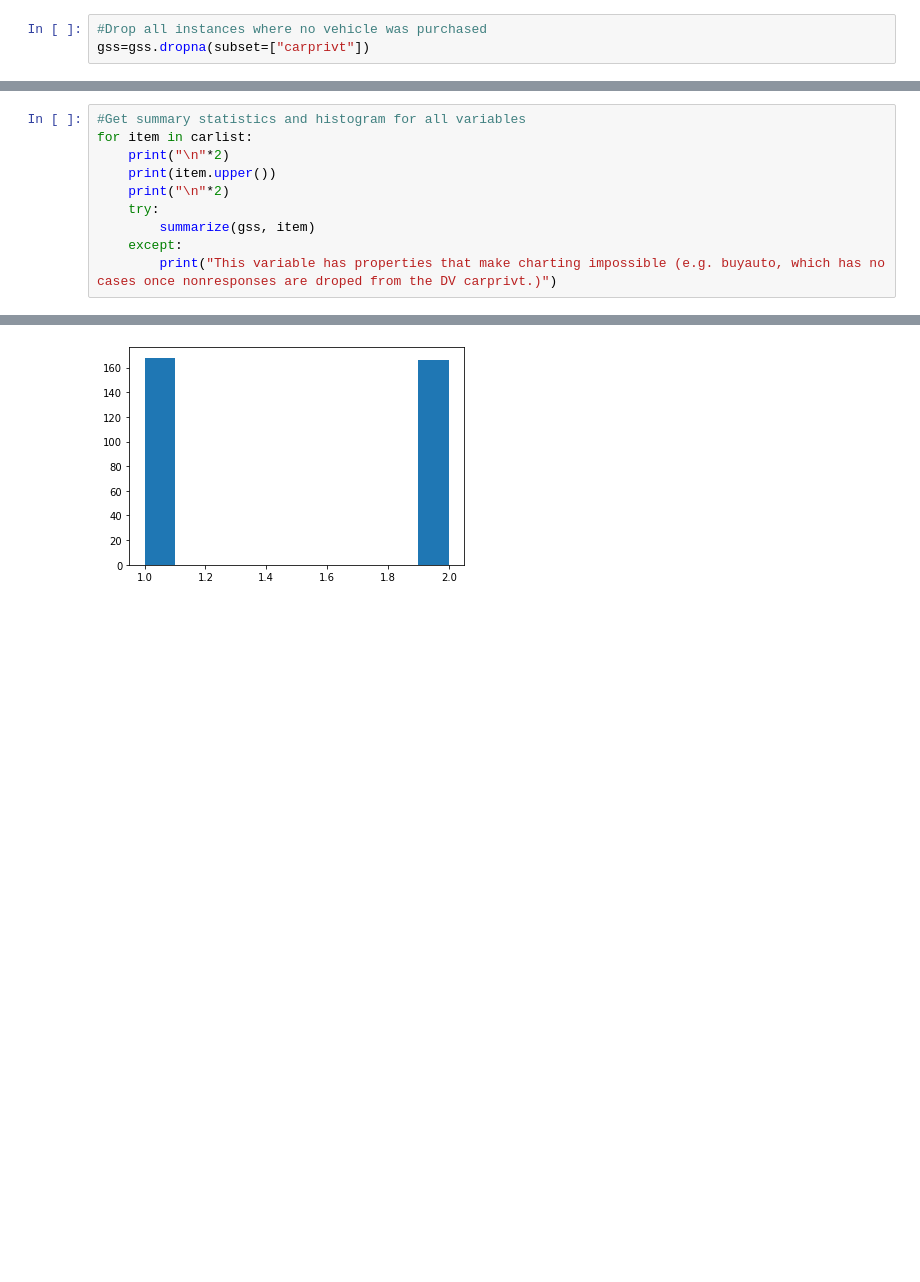
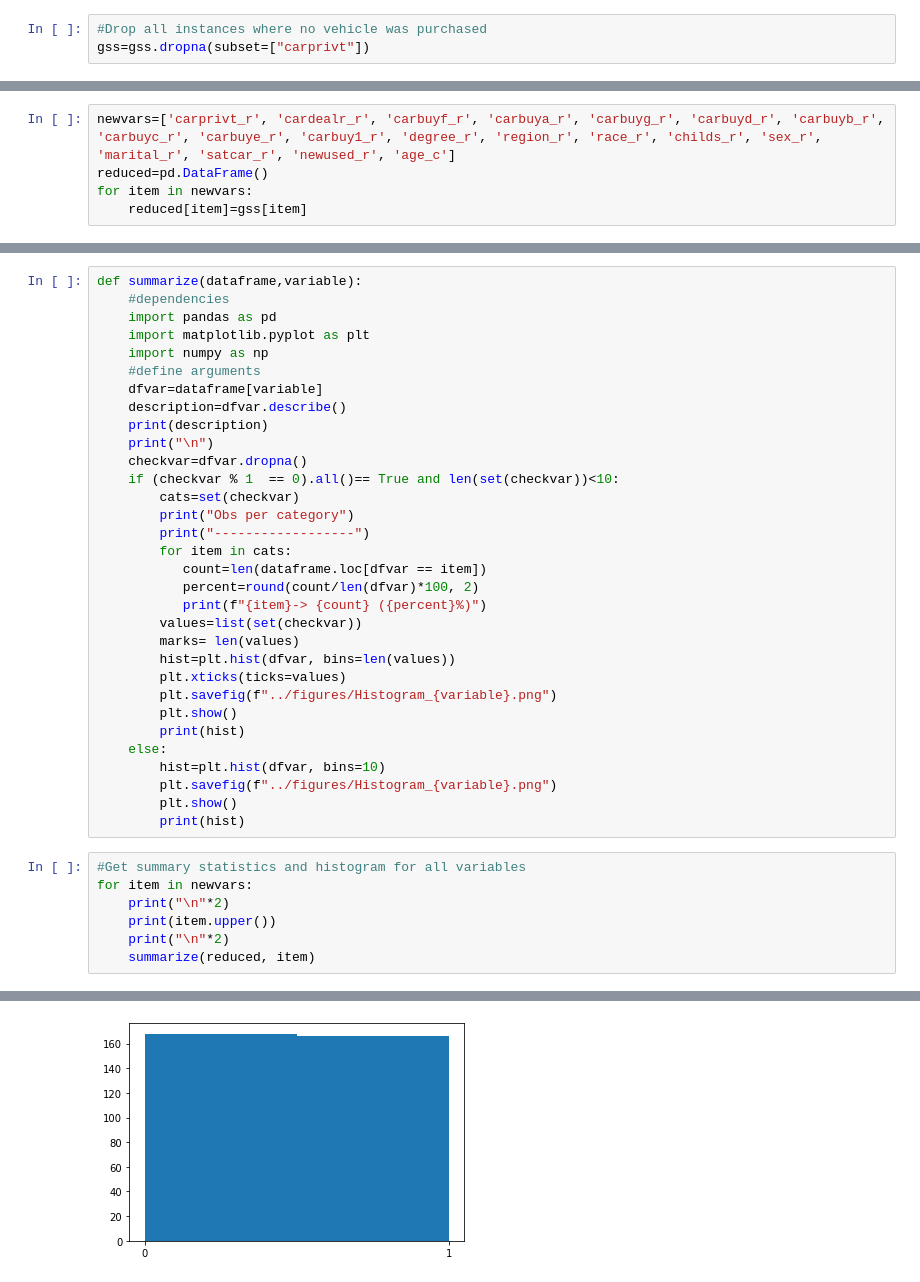
Before and after one commit to KathrynPanger/Consumer-Analysis, a Jupyter notebook: code/dataexplore.ipynb, the cells around one changed output, grey strips where cells are left out. Cells and saved outputs as stored; diff of their text form; blank space fills up the shorter version.

Commit message:
cleaned data, fixed functions

```diff
--- a/code/dataexplore.ipynb
+++ b/code/dataexplore.ipynb
@@ -24,0 +103,5 @@ gss=gss.dropna(subset=["carprivt"])
+# %%
+newvars=['carprivt_r', 'cardealr_r', 'carbuyf_r', 'carbuya_r', 'carbuyg_r', 'carbuyd_r', 'carbuyb_r', 'carbuyc_r', 'carbuye_r', 'carbuy1_r', 'degree_r', 'region_r', 'race_r', 'childs_r', 'sex_r', 'marital_r', 'satcar_r', 'newused_r', 'age_c']
+reduced=pd.DataFrame()
+for item in newvars:
+    reduced[item]=gss[item]
@@ -25,11 +125,40 @@ gss=gss.dropna(subset=["carprivt"])
+# %%
+def summarize(dataframe,variable):
+    #dependencies
+    import pandas as pd
+    import matplotlib.pyplot as plt
+    import numpy as np
+    #define arguments
+    dfvar=dataframe[variable]
+    description=dfvar.describe()
+    print(description)
+    print("\n")
+    checkvar=dfvar.dropna()
+    if (checkvar % 1  == 0).all()== True and len(set(checkvar))<10:
+        cats=set(checkvar)
+        print("Obs per category")
+        print("------------------")
+        for item in cats:
+           count=len(dataframe.loc[dfvar == item])
+           percent=round(count/len(dfvar)*100, 2)
+           print(f"{item}-> {count} ({percent}%)")
+        values=list(set(checkvar))
+        marks= len(values)
+        hist=plt.hist(dfvar, bins=len(values))
+        plt.xticks(ticks=values)
+        plt.savefig(f"../figures/Histogram_{variable}.png")
+        plt.show()
+        print(hist)
+    else:
+        hist=plt.hist(dfvar, bins=10)
+        plt.savefig(f"../figures/Histogram_{variable}.png")
+        plt.show()
+        print(hist)
 # %%
 #Get summary statistics and histogram for all variables
-for item in carlist:
+for item in newvars:
     print("\n"*2)
     print(item.upper())
     print("\n"*2)
-    try:
-        summarize(gss, item)
-    except:
-        print("This variable has properties that make charting impossible (e.g. buyauto, which has no cases once nonresponses are droped from the DV carprivt.)")
+    summarize(reduced, item)
 # %% [output]
@@ -64 +220 @@ CARBUYF
-[figure, old version]
+[figure, new version]
```
Also changed, not shown: parts of 15 cells of this notebook, 27 other files.
